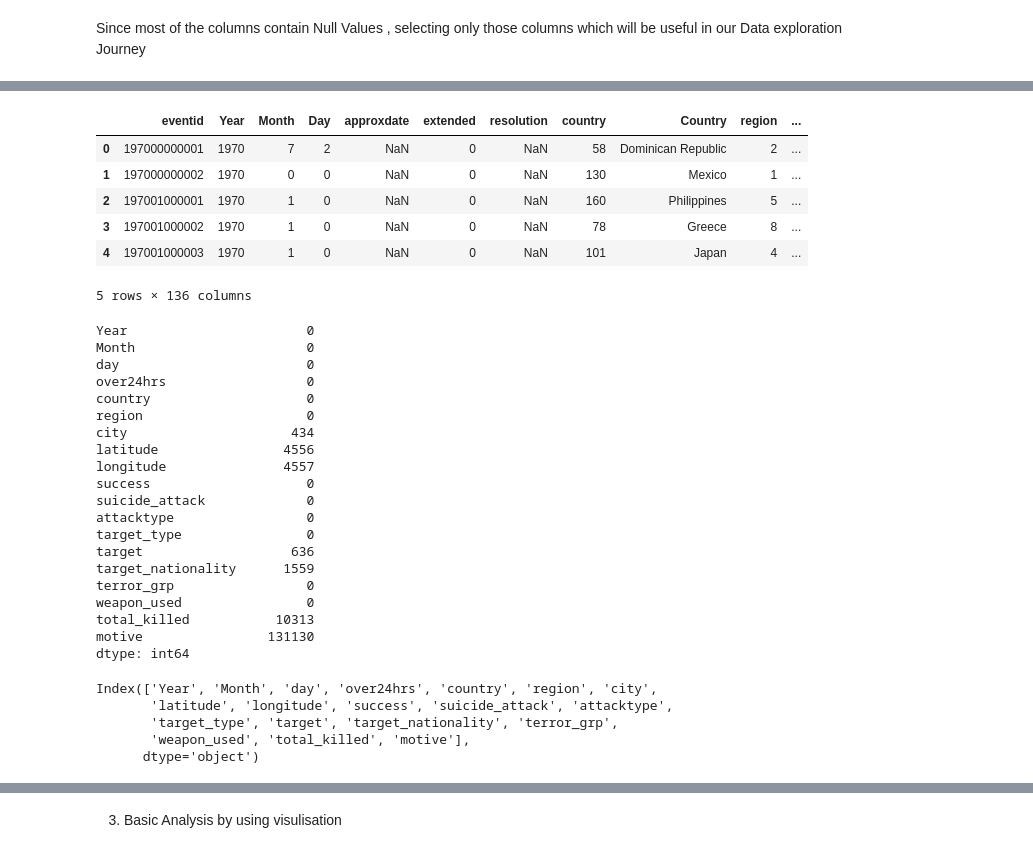
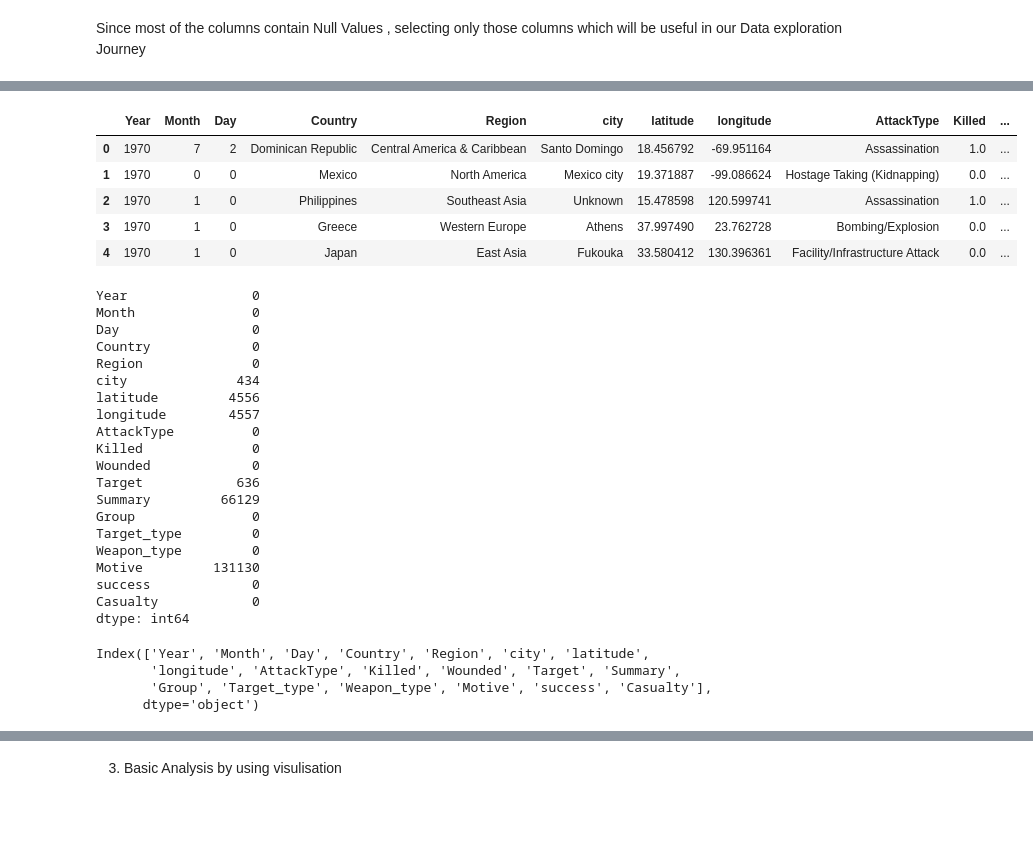
Before and after one commit to pmgumble/Bootstrap-5-Tutorial-Portfolio, a Jupyter notebook: Global_Terrorism_Analysis_Capstone_Project.ipynb, the cells around one changed output, grey strips where cells are left out. Drawn from its saved outputs; the diff is of its cells as text; code cells hidden in the pictures; blank space fills up the shorter version.

```diff
--- a/Global_Terrorism_Analysis_Capstone_Project.ipynb
+++ b/Global_Terrorism_Analysis_Capstone_Project.ipynb
@@ -172,49 +164,47 @@ Terror=df[['Year','Month','Day','Country','Region','city','latitude','longitude'
                    'Killed','Wounded','Target','Summary','Group','Target_type','Weapon_type','Motive','success']]
 # %%
 # concatinating the columns killed and wounded
-df["Killed"]=df["Killed"].fillna(0)
-df["Wounded"]=df["Wounded"].fillna(0)
-df["Casualty"]=df["Killed"]+df["Wounded"]
-df.head(5)
+Terror["Killed"]=Terror["Killed"].fillna(0)
+Terror["Wounded"]=Terror["Wounded"].fillna(0)
+Terror["Casualty"]=Terror["Killed"]+Terror["Wounded"]
+Terror.head(5)
 # %% [output]
-|  | eventid | Year | Month | Day | approxdate | extended | resolution | country | Country | region | ... |
-| 0 | 197000000001 | 1970 | 7 | 2 | NaN | 0 | NaN | 58 | Dominican Republic | 2 | ... |
-| 1 | 197000000002 | 1970 | 0 | 0 | NaN | 0 | NaN | 130 | Mexico | 1 | ... |
-| 2 | 197001000001 | 1970 | 1 | 0 | NaN | 0 | NaN | 160 | Philippines | 5 | ... |
-| 3 | 197001000002 | 1970 | 1 | 0 | NaN | 0 | NaN | 78 | Greece | 8 | ... |
-| 4 | 197001000003 | 1970 | 1 | 0 | NaN | 0 | NaN | 101 | Japan | 4 | ... |
+|  | Year | Month | Day | Country | Region | city | latitude | longitude | AttackType | Killed | ... |
+| 0 | 1970 | 7 | 2 | Dominican Republic | Central America & Caribbean | Santo Domingo | 18.456792 | -69.951164 | Assassination | 1.0 | ... |
+| 1 | 1970 | 0 | 0 | Mexico | North America | Mexico city | 19.371887 | -99.086624 | Hostage Taking (Kidnapping) | 0.0 | ... |
+| 2 | 1970 | 1 | 0 | Philippines | Southeast Asia | Unknown | 15.478598 | 120.599741 | Assassination | 1.0 | ... |
+| 3 | 1970 | 1 | 0 | Greece | Western Europe | Athens | 37.997490 | 23.762728 | Bombing/Explosion | 0.0 | ... |
+| 4 | 1970 | 1 | 0 | Japan | East Asia | Fukouka | 33.580412 | 130.396361 | Facility/Infrastructure Attack | 0.0 | ... |
-5 rows × 136 columns
 # %%
 #Checking for null values
-data.isnull().sum()
+Terror.isnull().sum()
 # %% [output]
-Year                       0
-Month                      0
-day                        0
-over24hrs                  0
-country                    0
-region                     0
-city                     434
-latitude                4556
-longitude               4557
-success                    0
-suicide_attack             0
-attacktype                 0
-target_type                0
-target                   636
-target_nationality      1559
-terror_grp                 0
-weapon_used                0
-total_killed           10313
-motive                131130
+Year                0
+Month               0
+Day                 0
+Country             0
+Region              0
+city              434
+latitude         4556
+longitude        4557
+AttackType          0
+Killed              0
+Wounded             0
+Target            636
+Summary         66129
+Group               0
+Target_type         0
+Weapon_type         0
+Motive         131130
+success             0
+Casualty            0
 dtype: int64
 # %%
-data.columns
+Terror.columns
 # %% [output]
-Index(['Year', 'Month', 'day', 'over24hrs', 'country', 'region', 'city',
-       'latitude', 'longitude', 'success', 'suicide_attack', 'attacktype',
-       'target_type', 'target', 'target_nationality', 'terror_grp',
-       'weapon_used', 'total_killed', 'motive'],
+Index(['Year', 'Month', 'Day', 'Country', 'Region', 'city', 'latitude',
+       'longitude', 'AttackType', 'Killed', 'Wounded', 'Target', 'Summary',
+       'Group', 'Target_type', 'Weapon_type', 'Motive', 'success', 'Casualty'],
       dtype='object')
 # %%
 #missing data in the selected columns
```
Also changed, not shown: parts of 21 cells of this notebook.
